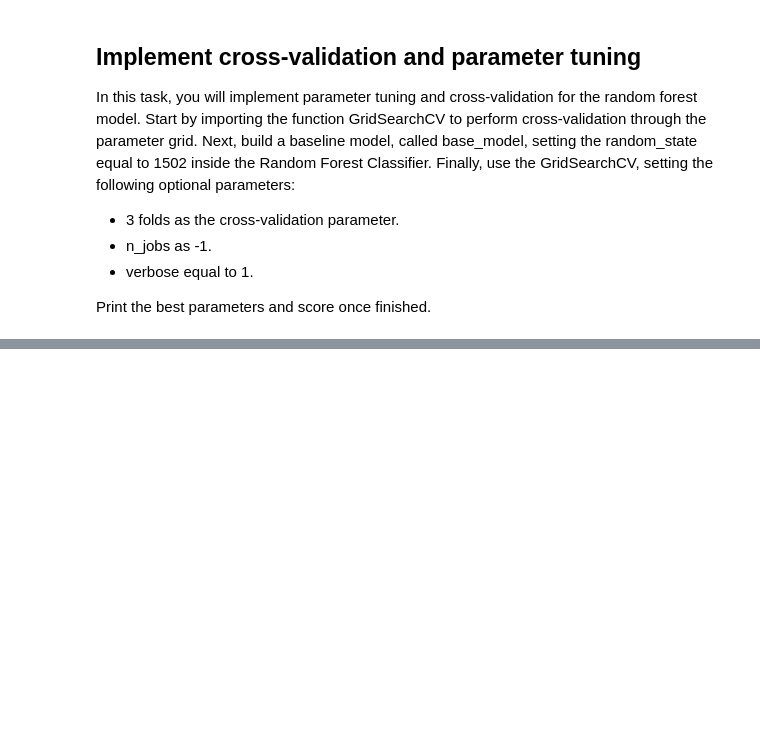
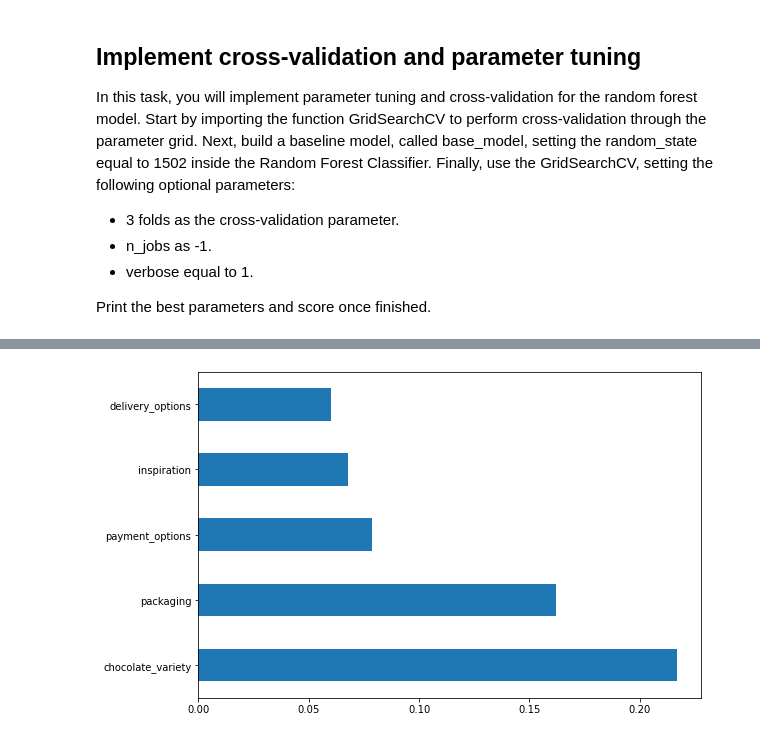
Before and after one commit to TensorTheorist/MachineLearningProjects, a Jupyter notebook: CustomerSatisfactionClassification/Starter.ipynb, the cells around one changed output, grey strips where cells are left out. Saved outputs shown, nothing was run; the diff lists cells and outputs as text; code cells hidden in the pictures; blank space fills up the shorter version.

```diff
--- a/CustomerSatisfactionClassification/Starter.ipynb
+++ b/CustomerSatisfactionClassification/Starter.ipynb
@@ -194,0 +241,4 @@ Best score:  0.9207991534946313
+# %%
+# Fetching best parameters
+best_params = grid_search.best_params_
+best_params
@@ -194,0 +251,9 @@ Best score:  0.9207991534946313
+# %%
+# Tuned model
+tuned_model = RandomForestClassifier(max_depth = best_params['max_depth'],
+                                     max_features = best_params['max_features'],
+                                     min_samples_leaf = best_params['min_samples_leaf'],
+                                     min_samples_split = best_params['min_samples_split'],
+                                     n_estimators = best_params['n_estimators'],
+                                     random_state = 1502)
+tuned_model.fit(X, y)
@@ -194,0 +262,6 @@ Best score:  0.9207991534946313
+# %%
+#Feature Importance
+importance = pd.Series(tuned_model.feature_importances_,
+                       index = X.columns.values,
+                       name = "importance")
+importance
@@ -194,0 +285,10 @@ Best score:  0.9207991534946313
+# %%
+# Removing non-drivers
+importance  = importance.drop(["age", "gender_Male", "lifecycle_Returning"])
+# %%
+# Plotting feature Importance
+importance.nlargest(5).plot(kind = 'barh',
+                            figsize = (9,6))
+plt.show()
+# %% [output]
+[figure, added]
```
Also changed, not shown: parts of 24 cells of this notebook.
